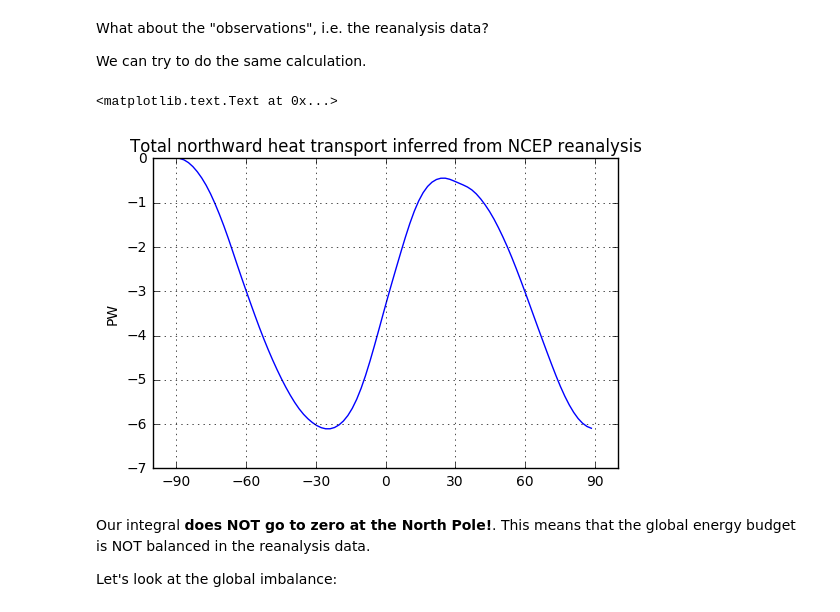
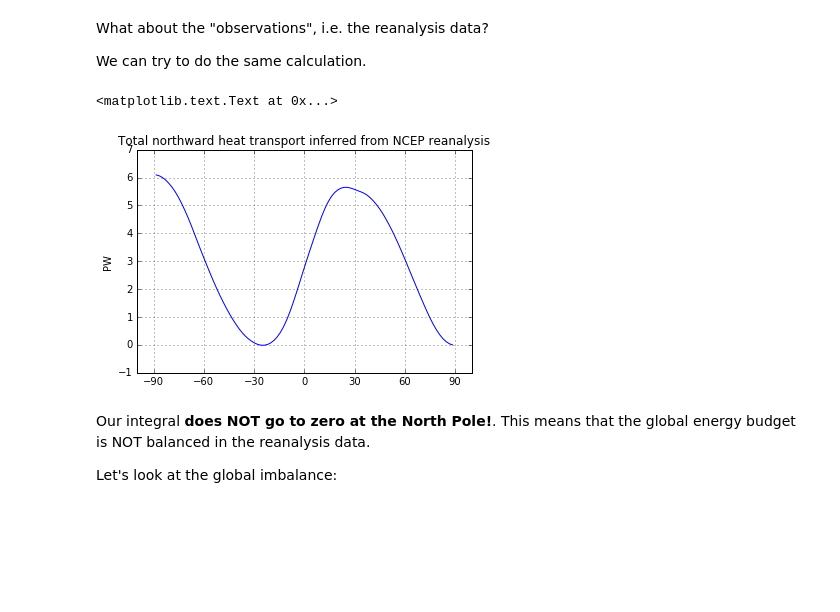
Before and after one commit to brian-rose/ClimateModeling_courseware, a Jupyter notebook: Lectures/Lecture13 -- Heat transport.ipynb, the cells around one changed output. Saved outputs shown, nothing was run; the diff lists cells and outputs as text; code cells hidden in the pictures; blank space fills up the shorter version.

```diff
--- a/Lectures/Lecture13 -- Heat transport.ipynb
+++ b/Lectures/Lecture13 -- Heat transport.ipynb
@@ -340,3 +262,6 @@ OLRzon = np.mean(OLR, axis=(0,2))
+# %%
+ASRzon = ASR.mean(dim=('time','lon'))
+OLRzon = OLR.mean(dim=('time','lon'))
 # %%
 ticks = [-90, -60, -30, 0, 30, 60, 90]
 
@@ -503,6 +430,41 @@ def inferred_heat_transport( energy_in, lat_deg ):
     return ( 1E-15 * 2 * np.math.pi * const.a**2 *
             integrate.cumtrapz( np.cos(lat_rad)*energy_in,
             x=lat_rad, initial=0. ) )
+# %%
+def inferred_heat_transport(energy_in, lat=None, latax=None):
+    '''Compute heat transport as integral of local energy imbalance.
+    Required input:
+        energy_in: energy imbalance in W/m2, positive in to domain
+    As either numpy array or xr.DataArray
+    If using plain numpy, need to supply these arguments:
+        lat: latitude in degrees
+        latax: axis number corresponding to latitude in the data
+            (axis over which to integrate)
+    returns the heat transport in PW.
+    Will attempt to return data in xarray.DataArray if possible.
+    '''
+    from scipy import integrate
+    from climlab import constants as const
+    if lat is None:
+        try: lat = energy_in.lat
+        except:
+            raise InputError('Need to supply latitude array if input data is not self-describing.')
+    lat_rad = np.deg2rad(lat)
+    coslat = np.cos(lat_rad)
+    field = coslat*energy_in
+    if latax is None:
+        try: latax = field.get_axis_num('lat')
+        except:
+            raise ValueError('Need to supply axis number for integral over latitude.')
+    #  result as plain numpy array
+    integral = integrate.cumtrapz(field, x=lat_rad, initial=0., axis=latax)
+    result = (1E-15 * 2 * np.math.pi * const.a**2 * integral)
+    if isinstance(field, xr.DataArray):
+        result_xarray = field.copy()
+        result_xarray.values = result
+        return result_xarray
+    else:
+        return result
 # %% [markdown]
 Let's now use this to calculate the total northward heat transport from our control simulation with the CESM:
 # %%
@@ -526,17 +488,16 @@ What about the "observations", i.e. the reanalysis data?
 We can try to do the same calculation.
 # %%
 #  Need to flip the arrays because we want to start from the south pole
-Rtoa_ncep = np.flipud(ASRzon - OLRzon)
-plt.plot(np.flipud(lat_ncep),
-         inferred_heat_transport(Rtoa_ncep,
-                                 np.flipud(lat_ncep)))
+Rtoa_ncep = ASRzon-OLRzon
+lat_ncep = ASRzon.lat
+plt.plot(lat_ncep, inferred_heat_transport(Rtoa_ncep))
 plt.ylabel('PW')
 plt.xticks(ticks)
 plt.grid()
 plt.title('Total northward heat transport inferred from NCEP reanalysis')
 # %% [output]
 <matplotlib.text.Text at 0x...>
-[figure, old version]
+[figure, new version]
 # %% [markdown]
 Our integral **does NOT go to zero at the North Pole!**. This means that the global energy budget is NOT balanced in the reanalysis data.
 
```
Also changed, not shown: parts of 48 cells of this notebook.
